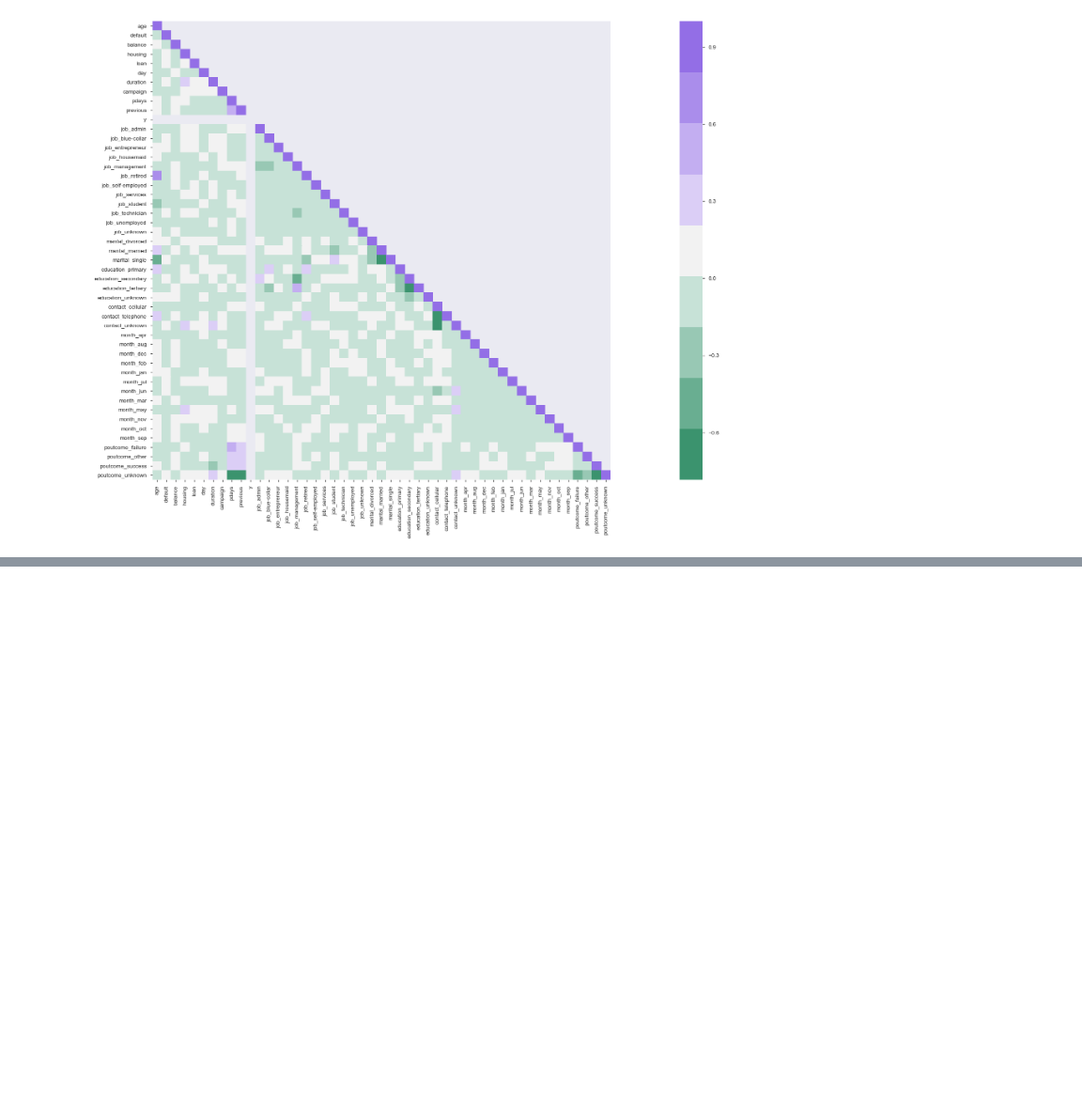
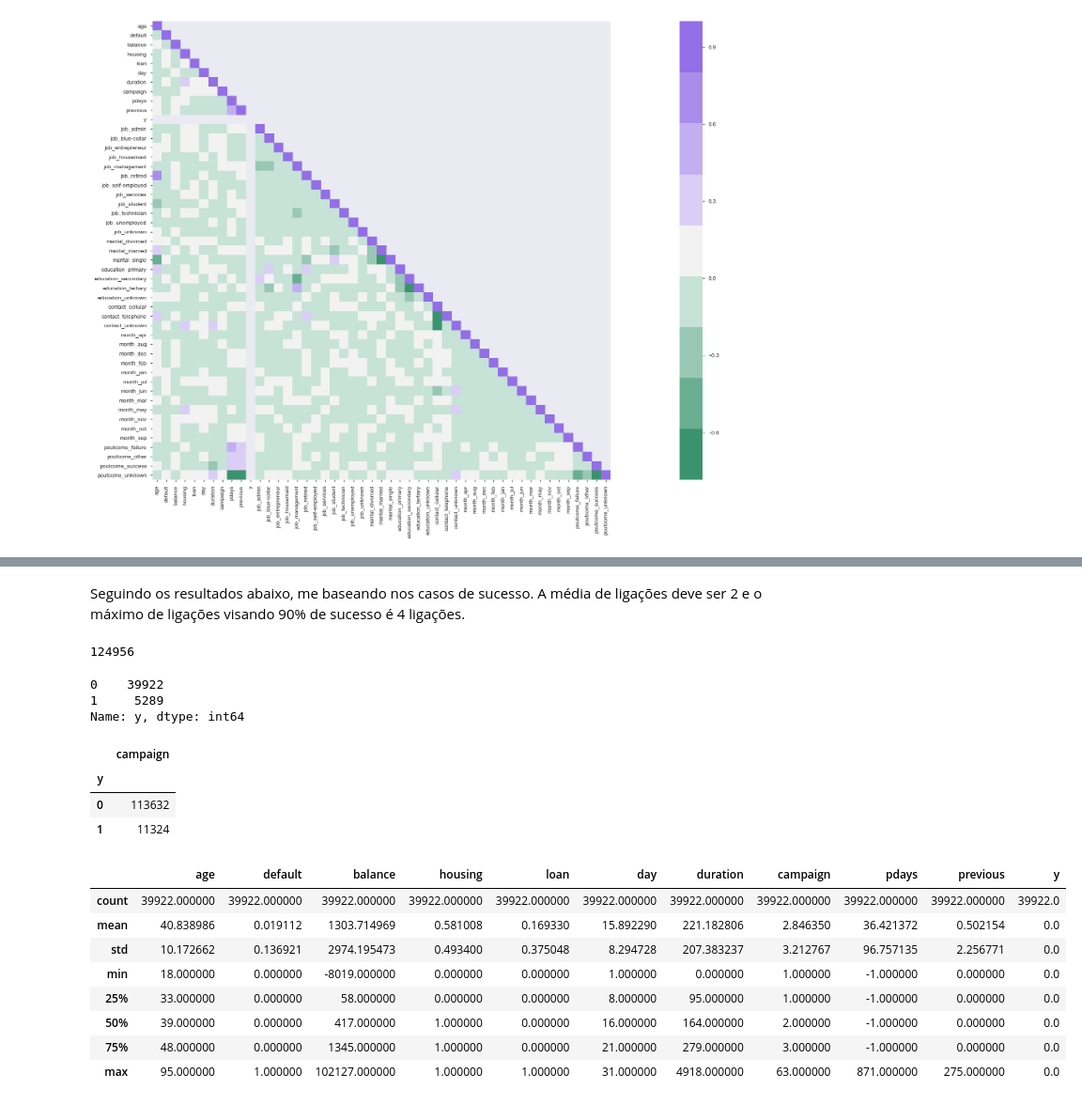
Before and after one commit to carollmbg/Semantix, a Jupyter notebook: Semantix.ipynb, the cells around one changed output, grey strips where cells are left out. Shown at 94% size. Cells and saved outputs as stored; diff of their text form; code cells hidden in the pictures; blank space fills up the shorter version.

```diff
--- a/Semantix.ipynb
+++ b/Semantix.ipynb
@@ -137,0 +140,35 @@ plot_corr(why.corr()) # Correlação do sucesso
+# %% [markdown]
+Seguindo os resultados abaixo, me baseando nos casos de sucesso. A média de ligações deve ser 2 e o máximo de ligações visando 90% de sucesso é 4 ligações.
+# %%
+T = df['campaign'].sum() #total de ligações nessa campanha
+T
+# %% [output]
+124956
+# %%
+df['y'].value_counts() #proporção de sucesso da campanha atual
+# %% [output]
+0    39922
+1     5289
+Name: y, dtype: int64
+# %%
+df.pivot_table(values=['campaign'], index=['y'],aggfunc=np.sum)
+# %% [output]
+|  | campaign |
+| y |  |
+| 0 | 113632 |
+| 1 | 11324 |
+# %%
+dist_success = df.loc[df['y'] == 1]
+dist_failure = df.loc[df['y'] == 0]
+# %%
+dist_failure.describe()
+# %% [output]
+|  | age | default | balance | housing | loan | day | duration | campaign | pdays | previous | y |
+| count | 39922.000000 | 39922.000000 | 39922.000000 | 39922.000000 | 39922.000000 | 39922.000000 | 39922.000000 | 39922.000000 | 39922.000000 | 39922.000000 | 39922.0 |
+| mean | 40.838986 | 0.019112 | 1303.714969 | 0.581008 | 0.169330 | 15.892290 | 221.182806 | 2.846350 | 36.421372 | 0.502154 | 0.0 |
+| std | 10.172662 | 0.136921 | 2974.195473 | 0.493400 | 0.375048 | 8.294728 | 207.383237 | 3.212767 | 96.757135 | 2.256771 | 0.0 |
+| min | 18.000000 | 0.000000 | -8019.000000 | 0.000000 | 0.000000 | 1.000000 | 0.000000 | 1.000000 | -1.000000 | 0.000000 | 0.0 |
+| 25% | 33.000000 | 0.000000 | 58.000000 | 0.000000 | 0.000000 | 8.000000 | 95.000000 | 1.000000 | -1.000000 | 0.000000 | 0.0 |
+| 50% | 39.000000 | 0.000000 | 417.000000 | 1.000000 | 0.000000 | 16.000000 | 164.000000 | 2.000000 | -1.000000 | 0.000000 | 0.0 |
+| 75% | 48.000000 | 0.000000 | 1345.000000 | 1.000000 | 0.000000 | 21.000000 | 279.000000 | 3.000000 | -1.000000 | 0.000000 | 0.0 |
+| max | 95.000000 | 1.000000 | 102127.000000 | 1.000000 | 1.000000 | 31.000000 | 4918.000000 | 63.000000 | 871.000000 | 275.000000 | 0.0 |
```
Also changed, not shown: parts of 3 cells of this notebook.
